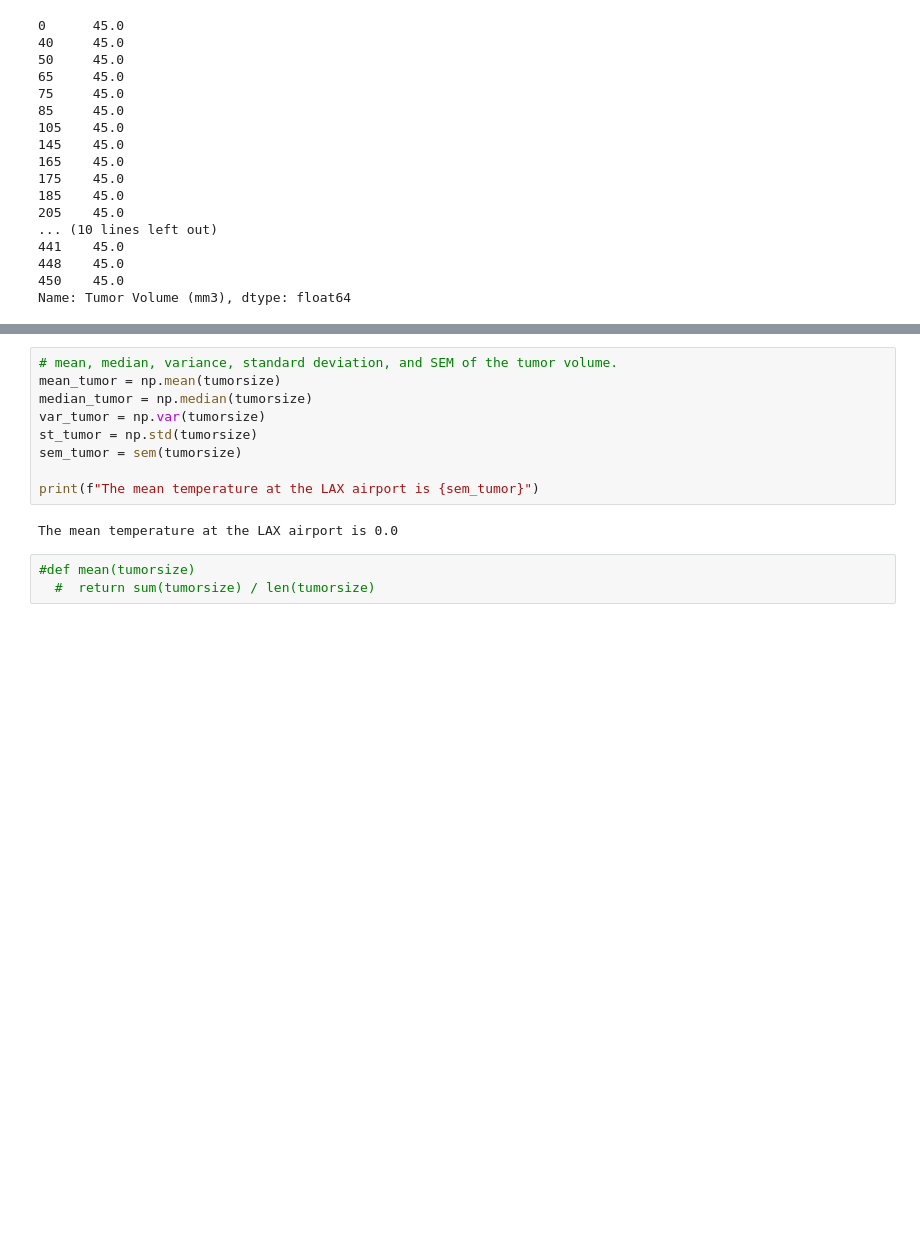
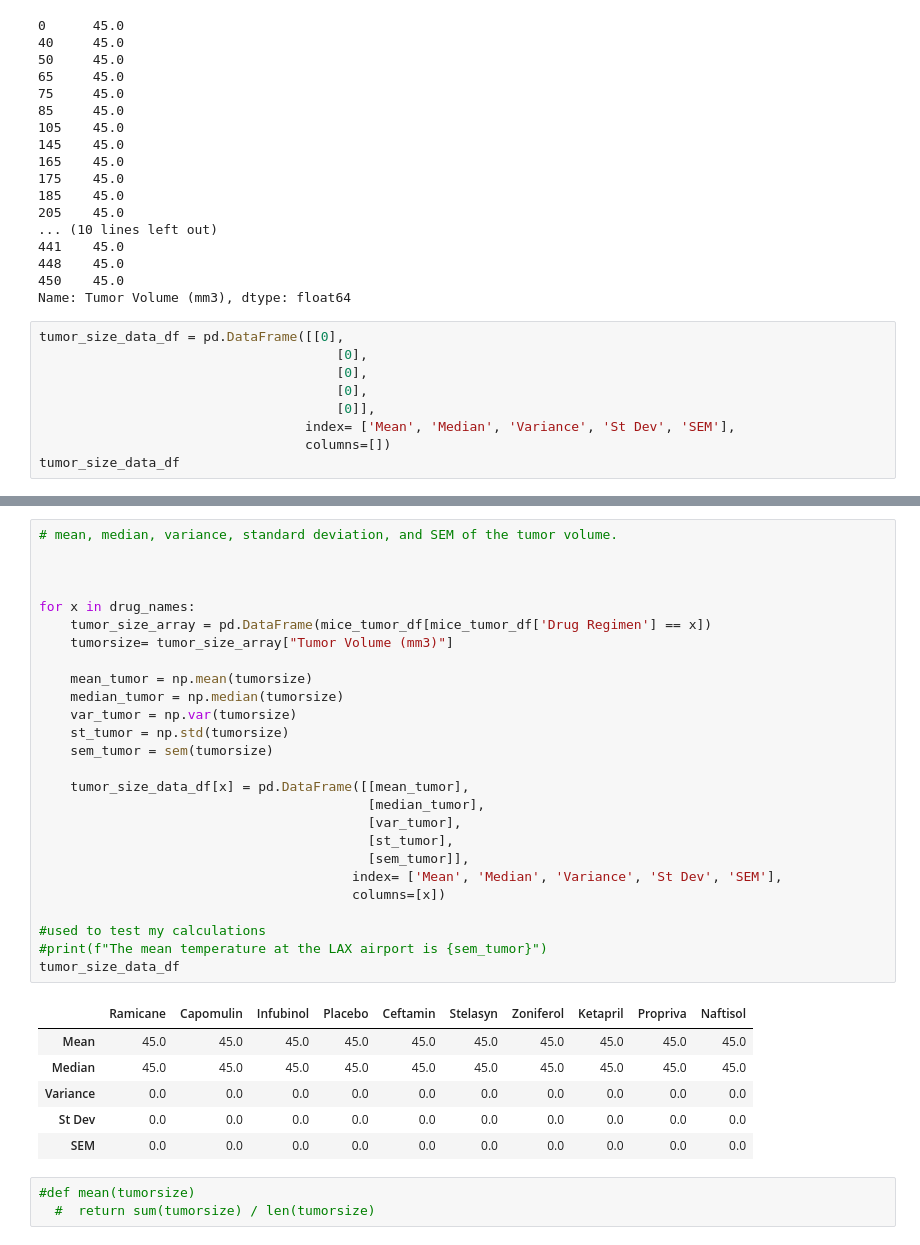
Before and after one commit to Gujaratigirl/HW-MatPlotLib, a Jupyter notebook: Pymaceuticals/pymaceuticals_starter.ipynb, the cells around one changed output, grey strips where cells are left out. Cells and saved outputs as stored; diff of their text form; blank space fills up the shorter version.

Commit message:
HW Drug Regimen DF created

```diff
--- a/Pymaceuticals/pymaceuticals_starter.ipynb
+++ b/Pymaceuticals/pymaceuticals_starter.ipynb
@@ -311,3 +311,12 @@ tumorsize
 448    45.0
 450    45.0
 Name: Tumor Volume (mm3), dtype: float64
+# %%
+tumor_size_data_df = pd.DataFrame([[0],
+                                      [0],
+                                      [0],
+                                      [0],
+                                      [0]],
+                                  index= ['Mean', 'Median', 'Variance', 'St Dev', 'SEM'],
+                                  columns=[])
+tumor_size_data_df
@@ -314,14 +330,36 @@ Name: Tumor Volume (mm3), dtype: float64
 # %%
 # mean, median, variance, standard deviation, and SEM of the tumor volume.
-mean_tumor = np.mean(tumorsize)
-median_tumor = np.median(tumorsize)
-var_tumor = np.var(tumorsize)
-st_tumor = np.std(tumorsize)
-sem_tumor = sem(tumorsize)
 
-print(f"The mean temperature at the LAX airport is {sem_tumor}")
+
+
+for x in drug_names:
+    tumor_size_array = pd.DataFrame(mice_tumor_df[mice_tumor_df['Drug Regimen'] == x])
+    tumorsize= tumor_size_array["Tumor Volume (mm3)"]
+
+    mean_tumor = np.mean(tumorsize)
+    median_tumor = np.median(tumorsize)
+    var_tumor = np.var(tumorsize)
+    st_tumor = np.std(tumorsize)
+    sem_tumor = sem(tumorsize)
+
+    tumor_size_data_df[x] = pd.DataFrame([[mean_tumor],
+                                          [median_tumor],
+                                          [var_tumor],
+                                          [st_tumor],
+                                          [sem_tumor]],
+                                        index= ['Mean', 'Median', 'Variance', 'St Dev', 'SEM'],
+                                        columns=[x])
+
+#used to test my calculations
+#print(f"The mean temperature at the LAX airport is {sem_tumor}")
+tumor_size_data_df
 # %% [output]
-The mean temperature at the LAX airport is 0.0
+|  | Ramicane | Capomulin | Infubinol | Placebo | Ceftamin | Stelasyn | Zoniferol | Ketapril | Propriva | Naftisol |
+| Mean | 45.0 | 45.0 | 45.0 | 45.0 | 45.0 | 45.0 | 45.0 | 45.0 | 45.0 | 45.0 |
+| Median | 45.0 | 45.0 | 45.0 | 45.0 | 45.0 | 45.0 | 45.0 | 45.0 | 45.0 | 45.0 |
+| Variance | 0.0 | 0.0 | 0.0 | 0.0 | 0.0 | 0.0 | 0.0 | 0.0 | 0.0 | 0.0 |
+| St Dev | 0.0 | 0.0 | 0.0 | 0.0 | 0.0 | 0.0 | 0.0 | 0.0 | 0.0 | 0.0 |
+| SEM | 0.0 | 0.0 | 0.0 | 0.0 | 0.0 | 0.0 | 0.0 | 0.0 | 0.0 | 0.0 |
 # %%
 #def mean(tumorsize)
   #  return sum(tumorsize) / len(tumorsize)
```
Also changed, not shown: parts of 1 cell of this notebook.
